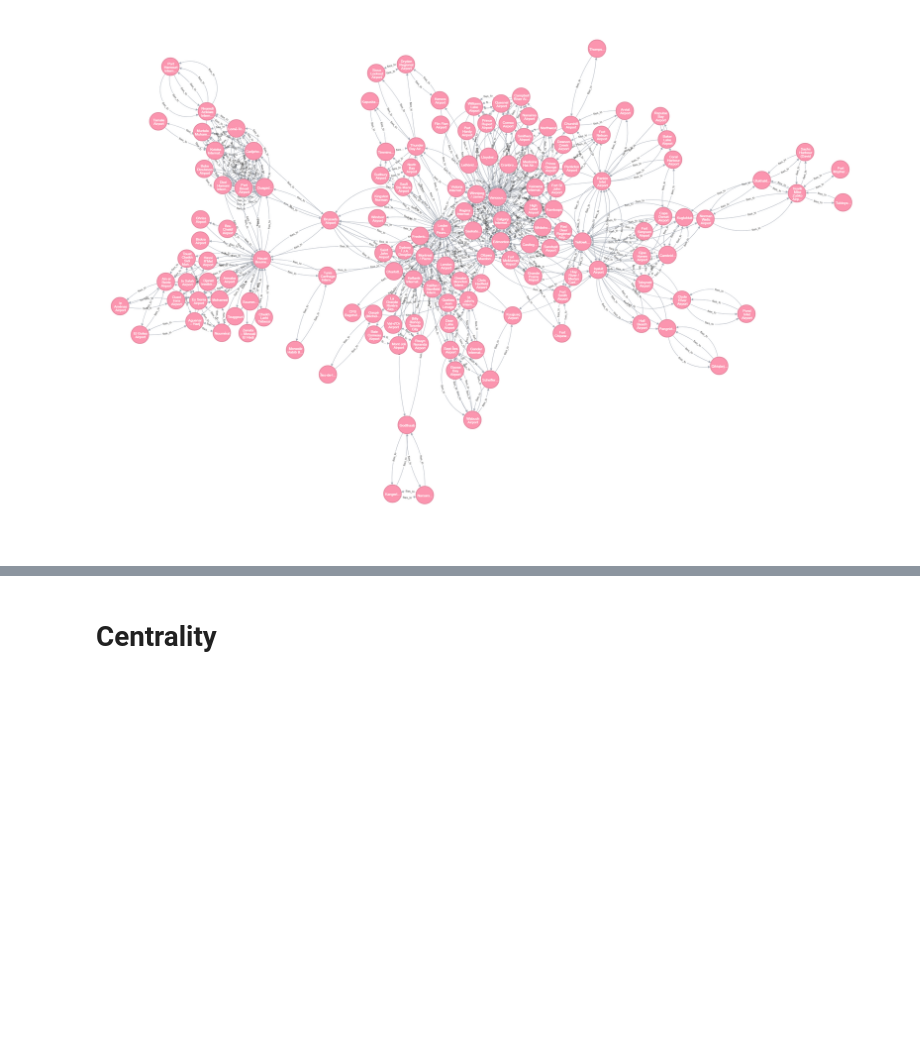
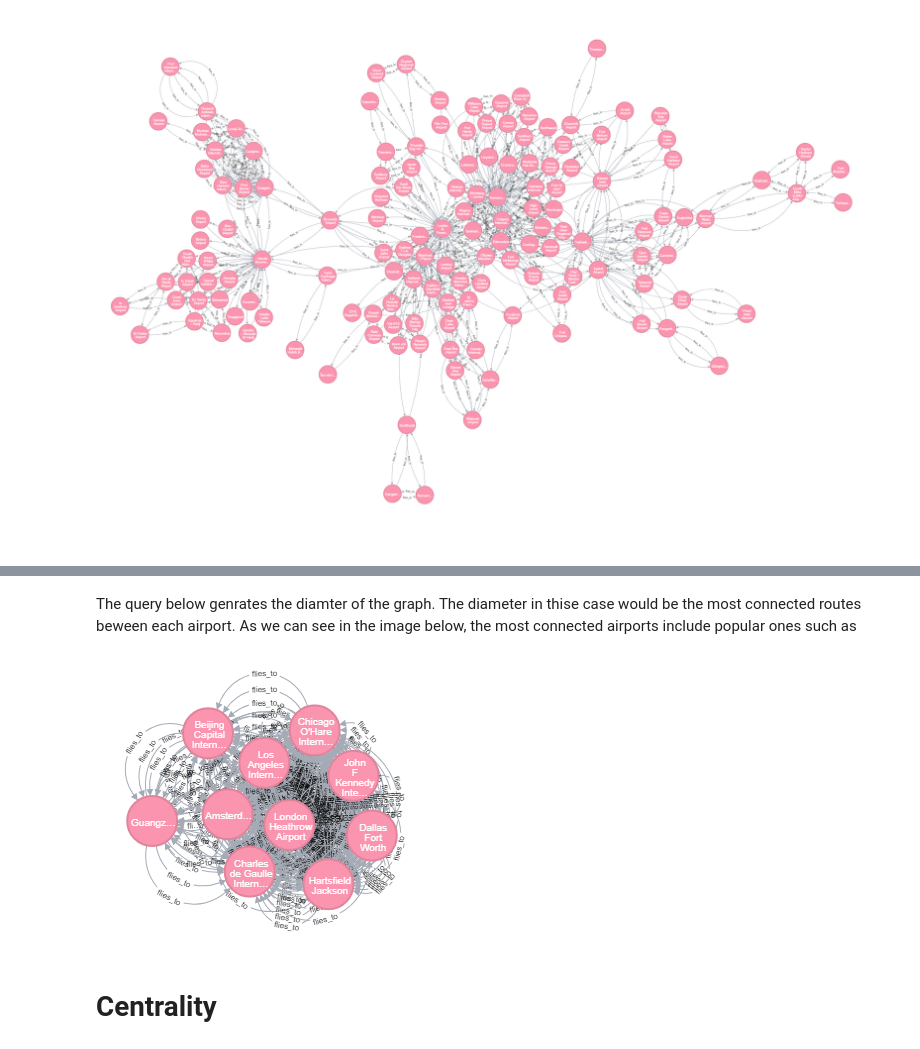
Before and after one commit to bvshyam/620_Project_1, a Jupyter notebook: main_analysis.ipynb, the cells around one changed output, grey strips where cells are left out. Drawn from its saved outputs; the diff is of its cells as text; code cells hidden in the pictures; blank space fills up the shorter version.

Commit message:
Adding in graph metrics

```diff
--- a/main_analysis.ipynb
+++ b/main_analysis.ipynb
@@ -149,0 +177,2 @@ Image("img/initial_graph.png")
+# %% [markdown]
+The query below genrates the diamter of the graph. The diameter in thise case would be the most connected routes beween each airport. As we can see in the image below, the most connected airports include popular ones such as
@@ -150,3 +185,8 @@ Image("img/initial_graph.png")
+# %%
+from IPython.display import Image
+Image("img/diameter_graph.png")
+# %% [output]
+[figure, added]
 # %% [markdown]
 # Centrality
 # %%
```
Also changed, not shown: parts of 6 cells of this notebook, 4 other files.
